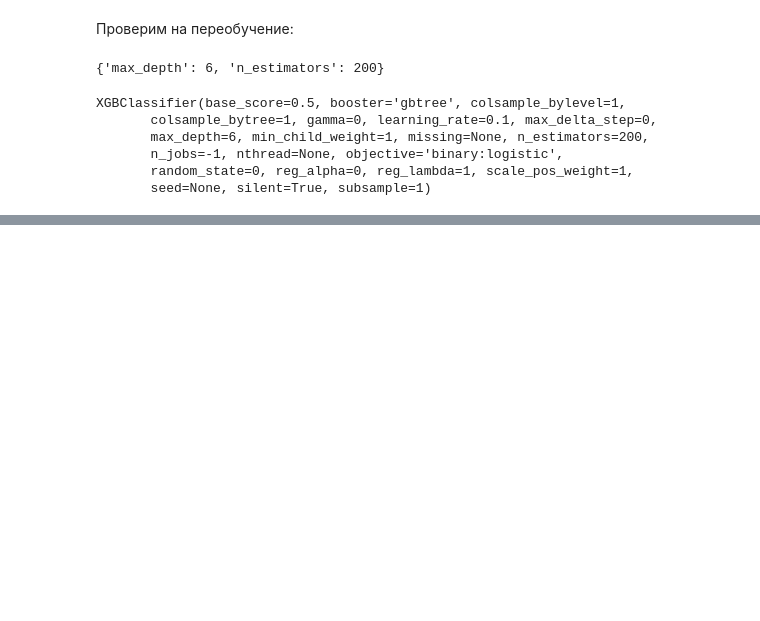
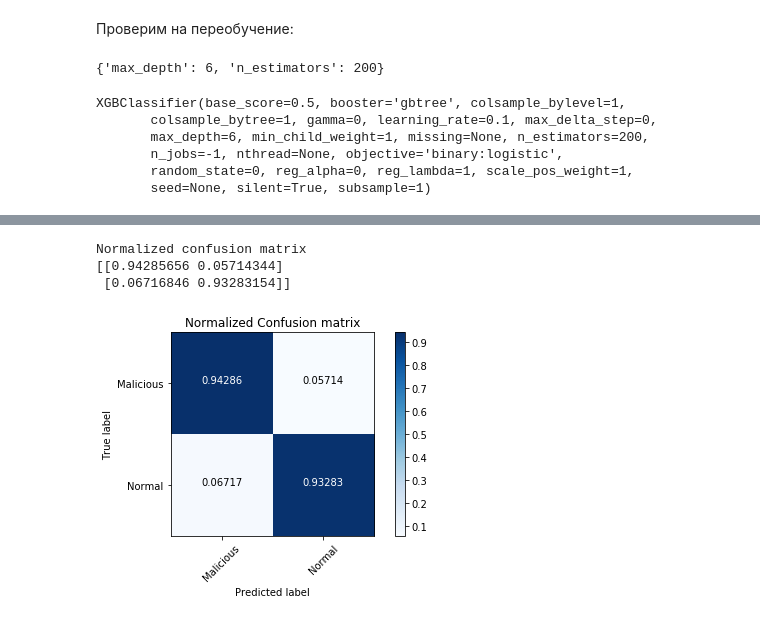
Before and after one commit to nevpo/nids, a Jupyter notebook: Network IDS Classifier.ipynb, the cells around one changed output, grey strips where cells are left out. Drawn from its saved outputs; the diff is of its cells as text; code cells hidden in the pictures; blank space fills up the shorter version.

```diff
--- a/Network IDS Classifier.ipynb
+++ b/Network IDS Classifier.ipynb
@@ -701,0 +761,9 @@ plot_importance(grid.best_estimator_, ax)
+# %%
+plot_confusion_matrix(confusion_matrix(dfy_test, grid.best_estimator_.predict(df_test)),
+                      normalize=True,
+                      classes = ['Malicious', 'Normal'], title='Normalized Confusion matrix')
+# %% [output]
+Normalized confusion matrix
+[[0.94285656 0.05714344]
+ [0.06716846 0.93283154]]
+[figure, added]
```
Also changed, not shown: parts of 33 cells of this notebook.
